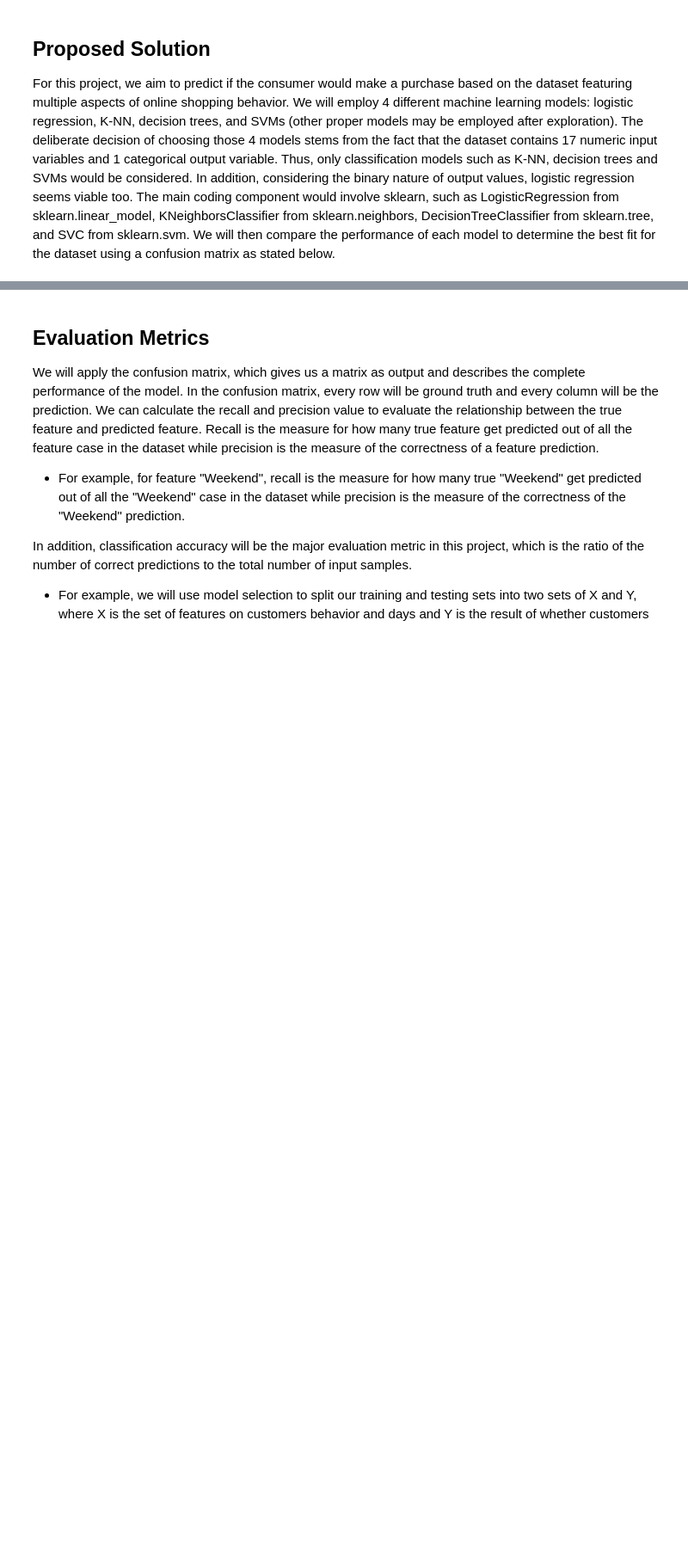
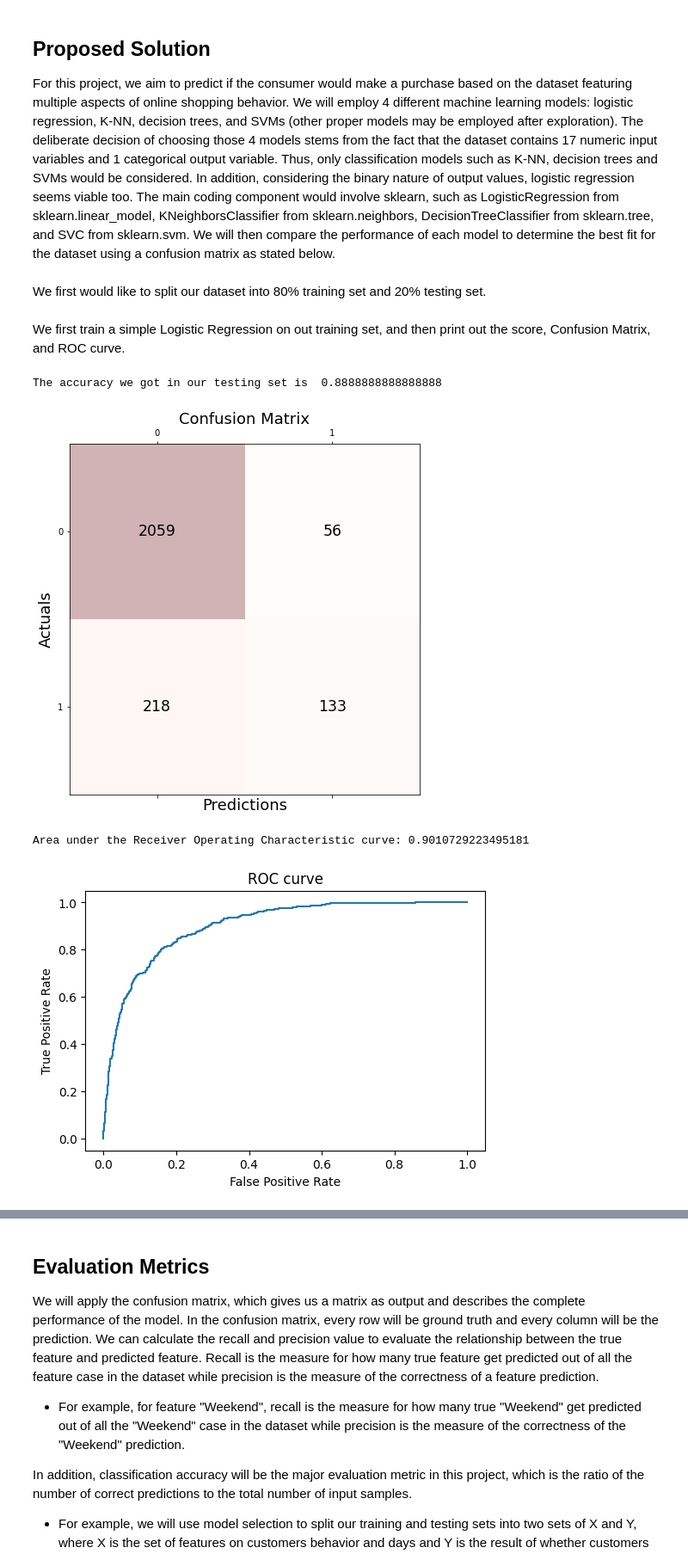
Before and after one commit to COGS118A/Group014-Sp22, a Jupyter notebook: Checkpoint_group014.ipynb, the cells around one changed output, grey strips where cells are left out. Shown at 86% size. Cells and saved outputs as stored; diff of their text form; code cells hidden in the pictures; blank space fills up the shorter version.

Commit message:
Add Logistic Regression

```diff
--- a/Checkpoint_group014.ipynb
+++ b/Checkpoint_group014.ipynb
@@ -179,3 +179,5 @@ df.describe()
 ## Proposed Solution
 
 For this project, we aim to predict if the consumer would make a purchase based on the dataset featuring multiple aspects of online shopping behavior. We will employ 4 different machine learning models: logistic regression, K-NN, decision trees, and SVMs (other proper models may be employed after exploration). The deliberate decision of choosing those 4 models stems from the fact that the dataset contains 17 numeric input variables and 1 categorical output variable. Thus, only classification models such as K-NN, decision trees and SVMs would be considered. In addition, considering the binary nature of output values, logistic regression seems viable too. The main coding component would involve sklearn, such as LogisticRegression from sklearn.linear_model, KNeighborsClassifier from sklearn.neighbors, DecisionTreeClassifier from sklearn.tree, and SVC from sklearn.svm. We will then compare the performance of each model to determine the best fit for the dataset using a confusion matrix as stated below.
+# %% [markdown]
+We first would like to split our dataset into 80% training set and 20% testing set.
@@ -181,0 +197,45 @@ For this project, we aim to predict if the consumer would make a purchase based
+# %%
+X = df.drop('Purchase', axis = 1)
+y = df['Purchase']
+X_train, X_test, y_train, y_test = train_test_split(X, y, test_size=0.2, random_state=1)
+# %% [markdown]
+We first train a simple Logistic Regression on out training set, and then print out the score, Confusion Matrix, and ROC curve.
+# %%
+clf = LogisticRegression(random_state=0, max_iter = 50000).fit(X_train, y_train)
+y_pred = clf.predict(X_test)
+
+# get the accuracy for our model
+score = clf.score(X_test, y_test)
+print("The accuracy we got in our testing set is ", score)
+
+
+# get and plot the confusion matrix for our model
+cm = metrics.confusion_matrix(y_test, y_pred)
+fig, ax = plt.subplots(figsize=(7.5, 7.5))
+ax.matshow(cm, cmap=plt.cm.Reds, alpha=0.3)
+for i in range(cm.shape[0]):
+    for j in range(cm.shape[1]):
+        ax.text(x=j, y=i,s=cm[i, j], va='center', ha='center', size='xx-large')
+
+plt.xlabel('Predictions', fontsize=18)
+plt.ylabel('Actuals', fontsize=18)
+plt.title('Confusion Matrix', fontsize=18)
+plt.show()
+fpr = roc_curve(y_test, clf.predict_proba(X_test)[:,1])[0]  # false positive rate
+tpr = roc_curve(y_test, clf.predict_proba(X_test)[:,1])[1]  # true positive rate
+roc_auc = roc_auc_score(y_test, clf.predict_proba(X_test)[:,1])
+
+# get and plot the ROC curve for our model
+plt.figure(dpi=100)
+plt.plot(fpr, tpr)
+plt.title('ROC curve')
+plt.xlabel('False Positive Rate')
+plt.ylabel('True Positive Rate')
+
+print('Area under the Receiver Operating Characteristic curve:',
+      roc_auc)
+# %% [output]
+The accuracy we got in our testing set is  0.8888888888888888
+[figure, added]
+Area under the Receiver Operating Characteristic curve: 0.9010729223495181
+[figure, added]
```
Also changed, not shown: parts of 11 cells of this notebook.
